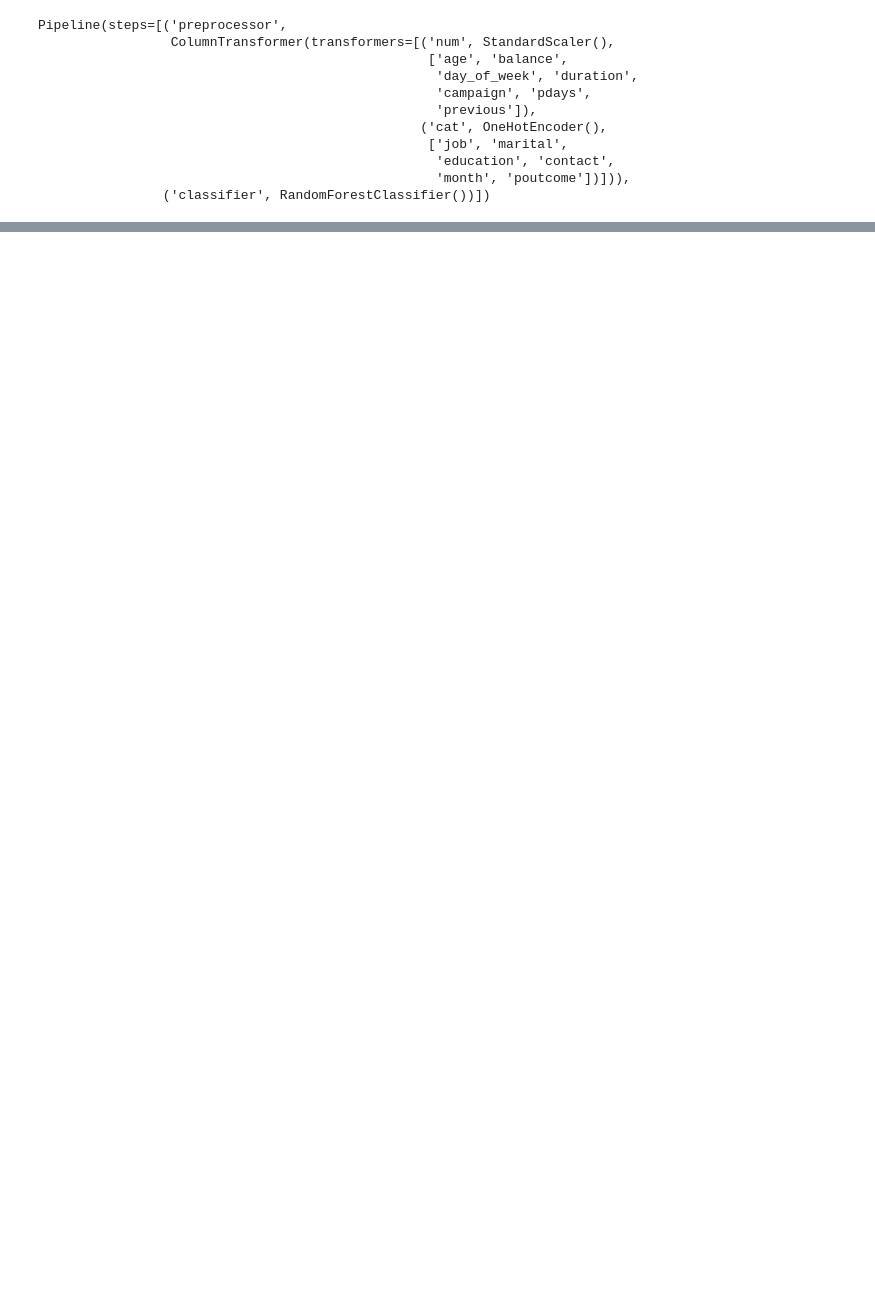
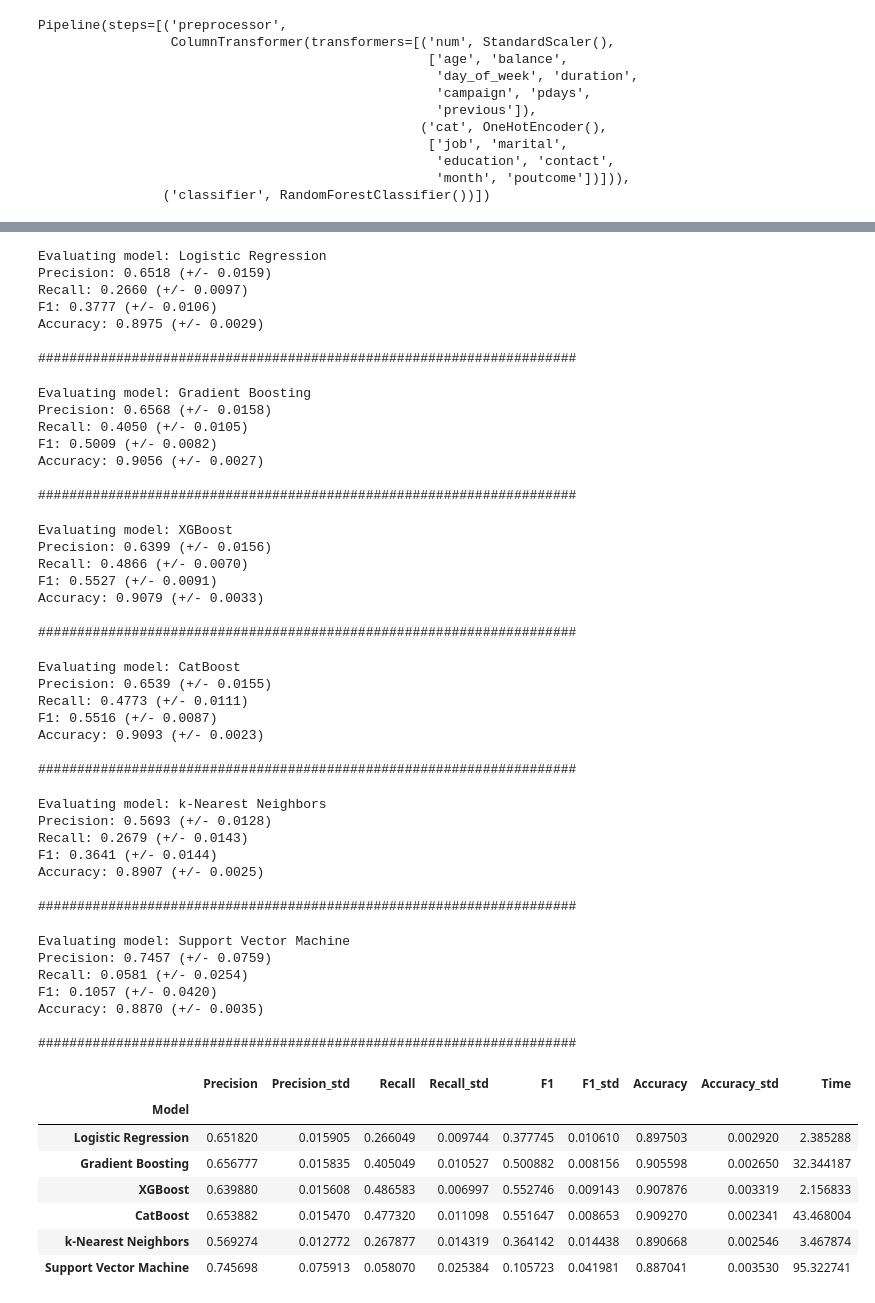
Before and after one commit to Xenodion/supervised_ml_project_waerniers_lamy, a Jupyter notebook: code/project.ipynb, the cells around one changed output, grey strips where cells are left out. Drawn from its saved outputs; the diff is of its cells as text; code cells hidden in the pictures; blank space fills up the shorter version.

Commit message:
Pipeline V2

```diff
--- a/code/project.ipynb
+++ b/code/project.ipynb
@@ -235,0 +381,21 @@ weighted avg       0.89      0.90      0.89      9043
+# %%
+from sklearn.preprocessing import MinMaxScaler, OrdinalEncoder
+from sklearn.impute import SimpleImputer, IterativeImputer
+from sklearn.compose import ColumnTransformer
+from sklearn.pipeline import Pipeline
+
+preprocessor_v2 = ColumnTransformer(
+    transformers=[
+        ('num', Pipeline(steps=[
+            ('imputer', SimpleImputer(strategy='median')),  # Imputer les valeurs manquantes pour les variables numériques
+            ('scaler', MinMaxScaler())
+        ]), numerical_cols),
+        ('cat', Pipeline(steps=[
+            ('imputer', SimpleImputer(strategy='constant', fill_value='Missing')),  # Remplacer les NaN par "Missing"
+            ('ordinal_encoder', OrdinalEncoder(handle_unknown='use_encoded_value', unknown_value=-1)),  # Encoder les catégories
+            ('iterative_imputer', IterativeImputer(random_state=0))  # Imputer les valeurs manquantes après encodage
+        ]), categorical_cols)
+    ])
+
+models_evaluation(models, X, y, preprocessor_v2)
+# %% [output]
@@ -235,0 +419,50 @@ weighted avg       0.89      0.90      0.89      9043
+Evaluating model: Logistic Regression
+Precision: 0.6518 (+/- 0.0159)
+Recall: 0.2660 (+/- 0.0097)
+F1: 0.3777 (+/- 0.0106)
+Accuracy: 0.8975 (+/- 0.0029)
+
+#####################################################################
+Evaluating model: Gradient Boosting
+Precision: 0.6568 (+/- 0.0158)
+Recall: 0.4050 (+/- 0.0105)
+F1: 0.5009 (+/- 0.0082)
+Accuracy: 0.9056 (+/- 0.0027)
+
+#####################################################################
+Evaluating model: XGBoost
+Precision: 0.6399 (+/- 0.0156)
+Recall: 0.4866 (+/- 0.0070)
+F1: 0.5527 (+/- 0.0091)
+Accuracy: 0.9079 (+/- 0.0033)
+
+#####################################################################
+Evaluating model: CatBoost
+Precision: 0.6539 (+/- 0.0155)
+Recall: 0.4773 (+/- 0.0111)
+F1: 0.5516 (+/- 0.0087)
+Accuracy: 0.9093 (+/- 0.0023)
+
+#####################################################################
+Evaluating model: k-Nearest Neighbors
+Precision: 0.5693 (+/- 0.0128)
+Recall: 0.2679 (+/- 0.0143)
+F1: 0.3641 (+/- 0.0144)
+Accuracy: 0.8907 (+/- 0.0025)
+
+#####################################################################
+Evaluating model: Support Vector Machine
+Precision: 0.7457 (+/- 0.0759)
+Recall: 0.0581 (+/- 0.0254)
+F1: 0.1057 (+/- 0.0420)
+Accuracy: 0.8870 (+/- 0.0035)
+
+#####################################################################
+|  | Precision | Precision_std | Recall | Recall_std | F1 | F1_std | Accuracy | Accuracy_std | Time |
+| Model |  |  |  |  |  |  |  |  |  |
+| Logistic Regression | 0.651820 | 0.015905 | 0.266049 | 0.009744 | 0.377745 | 0.010610 | 0.897503 | 0.002920 | 2.385288 |
+| Gradient Boosting | 0.656777 | 0.015835 | 0.405049 | 0.010527 | 0.500882 | 0.008156 | 0.905598 | 0.002650 | 32.344187 |
+| XGBoost | 0.639880 | 0.015608 | 0.486583 | 0.006997 | 0.552746 | 0.009143 | 0.907876 | 0.003319 | 2.156833 |
+| CatBoost | 0.653882 | 0.015470 | 0.477320 | 0.011098 | 0.551647 | 0.008653 | 0.909270 | 0.002341 | 43.468004 |
+| k-Nearest Neighbors | 0.569274 | 0.012772 | 0.267877 | 0.014319 | 0.364142 | 0.014438 | 0.890668 | 0.002546 | 3.467874 |
+| Support Vector Machine | 0.745698 | 0.075913 | 0.058070 | 0.025384 | 0.105723 | 0.041981 | 0.887041 | 0.003530 | 95.322741 |
```
Also changed, not shown: parts of 8 cells of this notebook, 7 other files.
